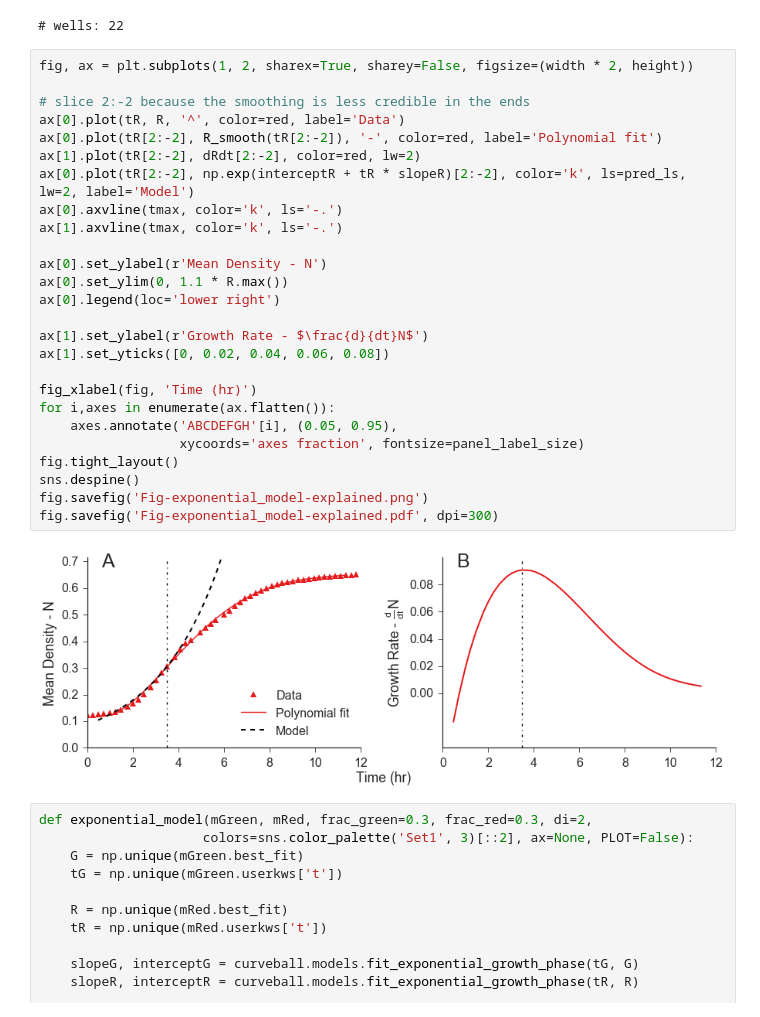
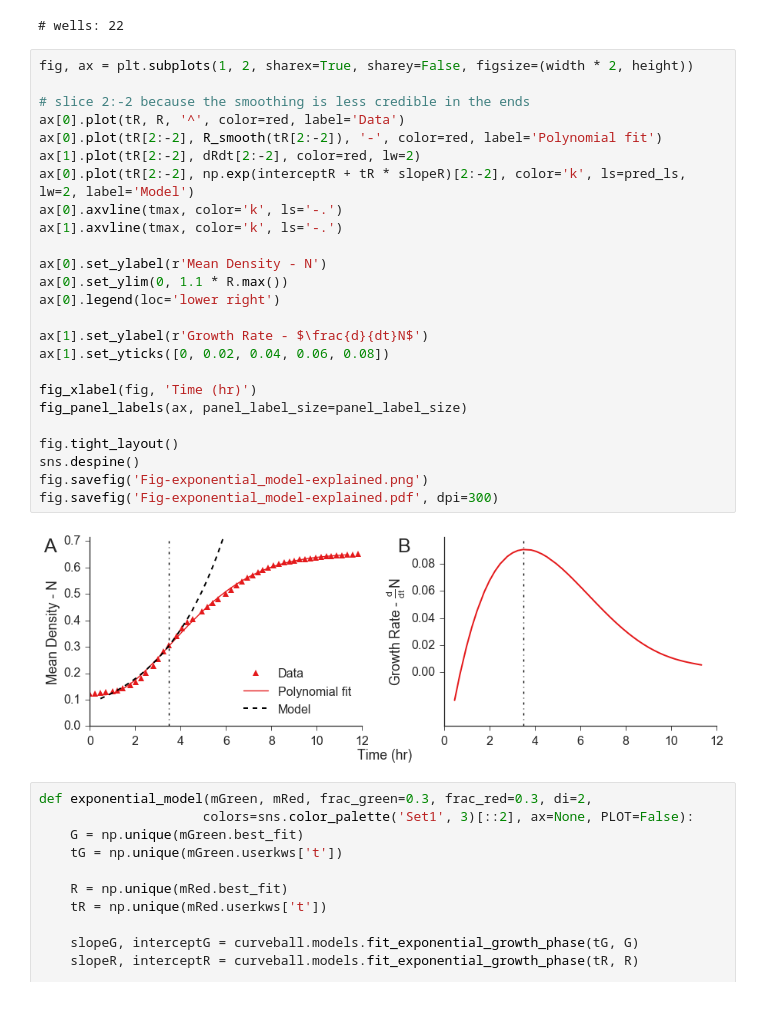
Before and after one commit to yoavram/curveball_ms, a Jupyter notebook: supp.ipynb, the cells around one changed output. Saved outputs shown, nothing was run; the diff lists cells and outputs as text.

```diff
--- a/supp.ipynb
+++ b/supp.ipynb
@@ -338,31 +341,30 @@ slopeR, interceptR = curveball.models.fit_exponential_growth_phase(tR, R)
 # %%
 fig, ax = plt.subplots(1, 2, sharex=True, sharey=False, figsize=(width * 2, height))
 
 # slice 2:-2 because the smoothing is less credible in the ends
 ax[0].plot(tR, R, '^', color=red, label='Data')
 ax[0].plot(tR[2:-2], R_smooth(tR[2:-2]), '-', color=red, label='Polynomial fit')
 ax[1].plot(tR[2:-2], dRdt[2:-2], color=red, lw=2)
 ax[0].plot(tR[2:-2], np.exp(interceptR + tR * slopeR)[2:-2], color='k', ls=pred_ls, lw=2, label='Model')
 ax[0].axvline(tmax, color='k', ls='-.')
 ax[1].axvline(tmax, color='k', ls='-.')
 
 ax[0].set_ylabel(r'Mean Density - N')
 ax[0].set_ylim(0, 1.1 * R.max())
 ax[0].legend(loc='lower right')
 
 ax[1].set_ylabel(r'Growth Rate - $\frac{d}{dt}N$')
 ax[1].set_yticks([0, 0.02, 0.04, 0.06, 0.08])
 
 fig_xlabel(fig, 'Time (hr)')
-for i,axes in enumerate(ax.flatten()):
-    axes.annotate('ABCDEFGH'[i], (0.05, 0.95),
-                  xycoords='axes fraction', fontsize=panel_label_size)
+fig_panel_labels(ax, panel_label_size=panel_label_size)
+
 fig.tight_layout()
 sns.despine()
 fig.savefig('Fig-exponential_model-explained.png')
 fig.savefig('Fig-exponential_model-explained.pdf', dpi=300)
 # %% [output]
-[figure, old version]
+[figure, new version]
 # %%
 def exponential_model(mGreen, mRed, frac_green=0.3, frac_red=0.3, di=2,
                      colors=sns.color_palette('Set1', 3)[::2], ax=None, PLOT=False):
```
Also changed, not shown: parts of 9 cells of this notebook, 1 other file.
